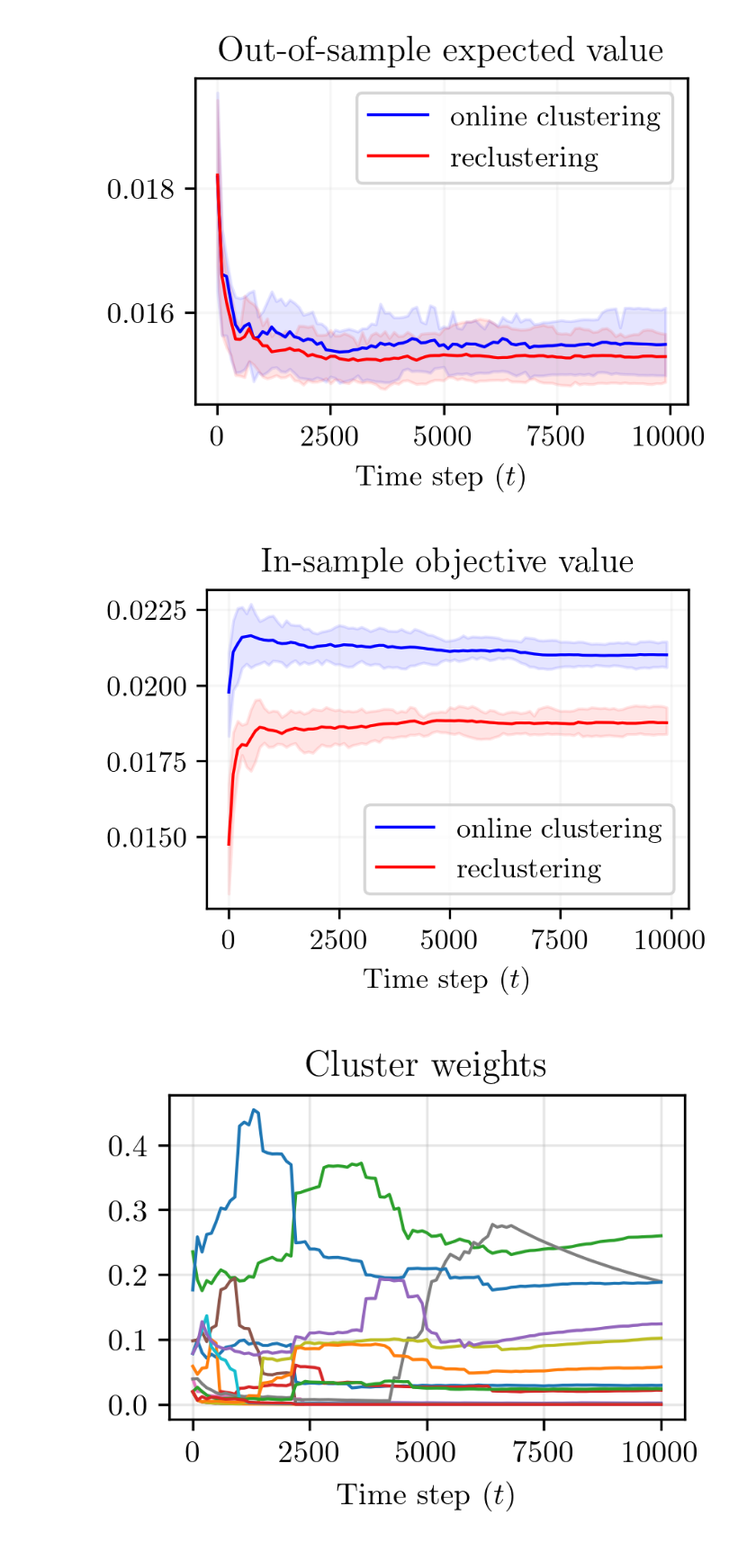
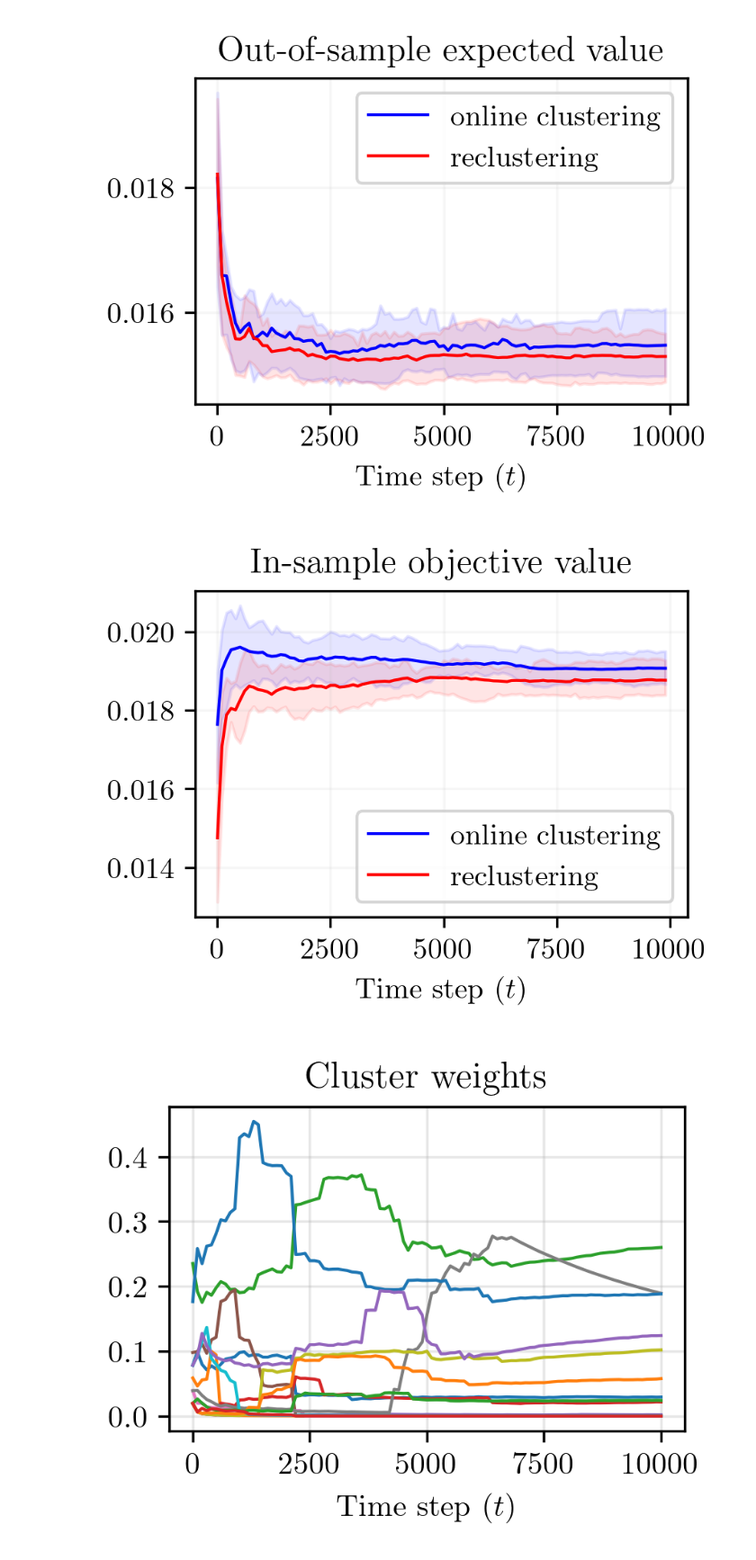
Before and after one commit to stellatogrp/online_mro, a Jupyter notebook: portfolio/analysis/plots/plots_10000.ipynb, the cells around one changed output. Shown at 90% size. Saved outputs shown, nothing was run; the diff lists cells and outputs as text; code cells hidden in the pictures.

```diff
--- a/portfolio/analysis/plots/plots_10000.ipynb
+++ b/portfolio/analysis/plots/plots_10000.ipynb
@@ -229,8 +186,8 @@ K_list = [0,15]
 eps_init = [0.005,0.0048,0.0015]
 M = len(eps_init)
 quant_list = [25,75]
-foldername = '/Users/irina.wang/Desktop/Princeton/Project2/mro_mpc/portfolio_exp/T'+str(T-1)+'R'+str(R)+'/'
-folderout = '/Users/irina.wang/Desktop/Princeton/Project2/mro_mpc/portfolio_exp/T'+str(T-1)+'/'
+foldername = '/Users/irina.wang/Desktop/Princeton/Project2/mro_mpc/portfolio_exp/ver1/T'+str(T-1)+'R'+str(R)+'/'
+folderout = '/Users/irina.wang/Desktop/Princeton/Project2/mro_mpc/portfolio_exp/ver1/T'+str(T-1)+'/'
 # setup MRO dfs
 def setup_dfs(init = False):
     if init:
@@ -278,11 +235,11 @@ plot_eval(df,quantiles,df[0],quantiles[0],j=(1,3,0),K=15,q=(25,75),end_ind = 201
 # %%
 # K = K_list[4]
 # plot_eval(df,quantiles,df[0],quantiles[0],j=(1,7,0),K=15,q=(25,75), dro=True,end_ind = 201)
 
 K = 15
-plot_obj(df,quantiles,df[0],quantiles[0],j=(1,3,0),K=15,q=(25,75),end_ind = 201)
+plot_obj(df,quantiles,df[0],quantiles[0],j=(2,3,0),K=15,q=(25,75),end_ind = 201)
 # %% [output]
-[figure, old version]
+[figure, new version]
 # %%
 def tofloatarray(string):
     string = string.replace('[', '').replace(']', '')
```
Also changed, not shown: parts of 4 cells of this notebook, 16 other files.
